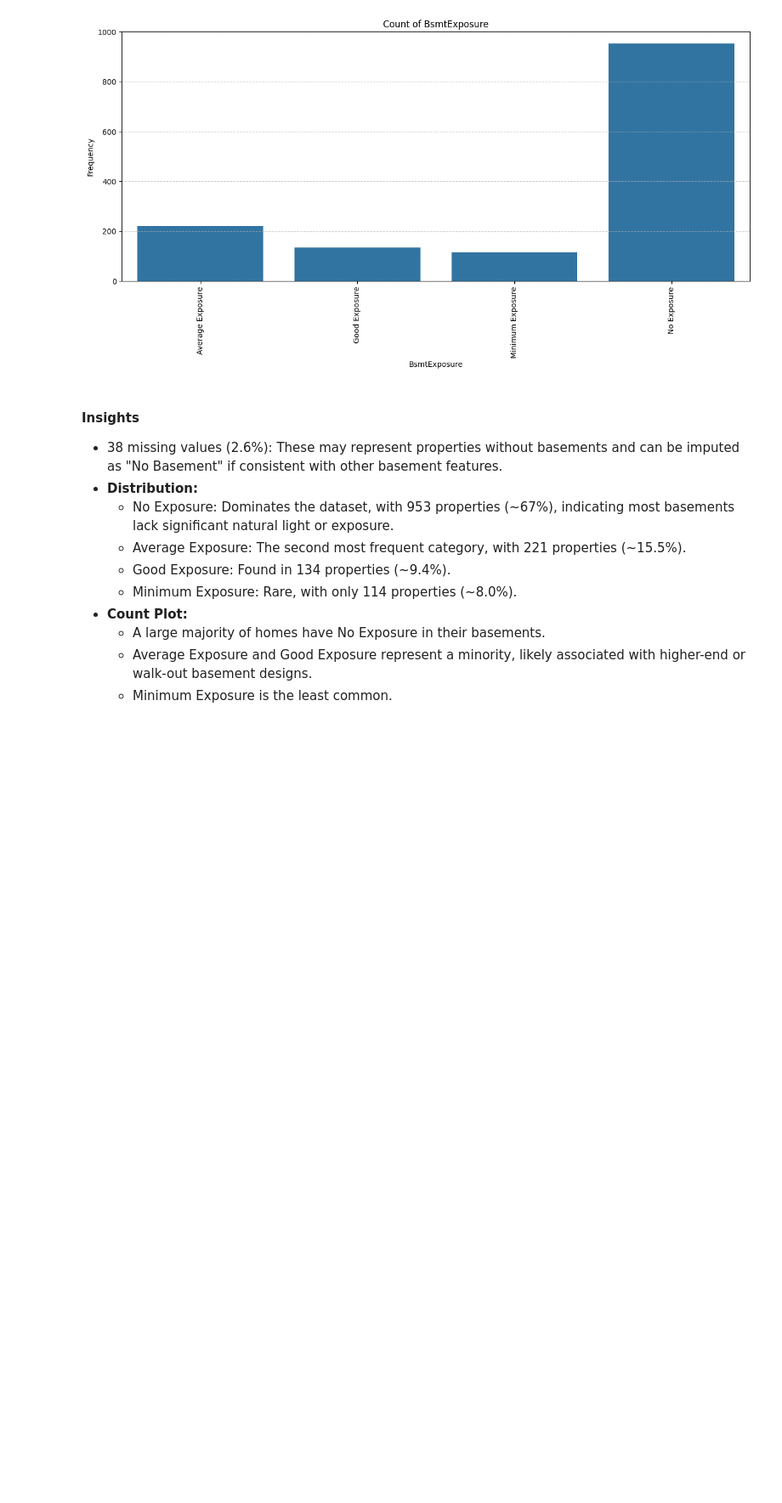
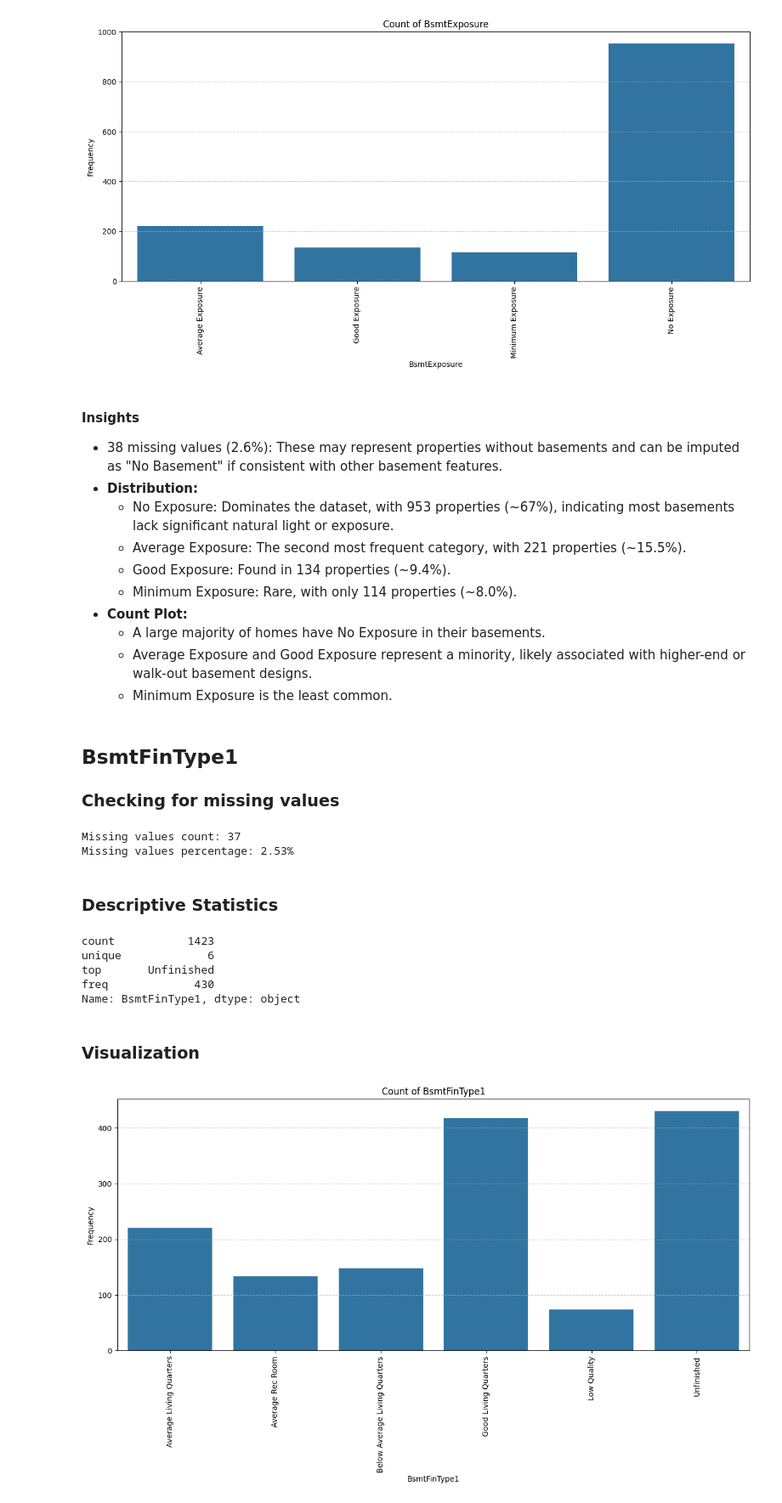
Before and after one commit to ktxdev/house-prices, a Jupyter notebook: notebooks/01_univariate_analysis_eda.ipynb, the cells around one changed output. Shown at 85% size. Drawn from its saved outputs; the diff is of its cells as text; code cells hidden in the pictures; blank space fills up the shorter version.

```diff
--- a/notebooks/01_univariate_analysis_eda.ipynb
+++ b/notebooks/01_univariate_analysis_eda.ipynb
@@ -1183,3 +1183,27 @@ visualizer.plot('BsmtExposure')
     - A large majority of homes have No Exposure in their basements.
     - Average Exposure and Good Exposure represent a minority, likely associated with higher-end or walk-out basement designs.
     - Minimum Exposure is the least common.
+# %% [markdown]
+## BsmtFinType1
+### Checking for missing values
+# %%
+check_and_print_missing_value_counts(data, 'BsmtFinType1')
+# %% [output]
+Missing values count: 37
+Missing values percentage: 2.53%
+# %% [markdown]
+### Descriptive Statistics
+# %%
+data['BsmtFinType1'].describe()
+# %% [output]
+count           1423
+unique             6
+top       Unfinished
+freq             430
+Name: BsmtFinType1, dtype: object
+# %% [markdown]
+### Visualization
+# %%
+visualizer.plot('BsmtFinType1')
+# %% [output]
+[figure, added]
```
Also changed, not shown: parts of 51 cells of this notebook.
